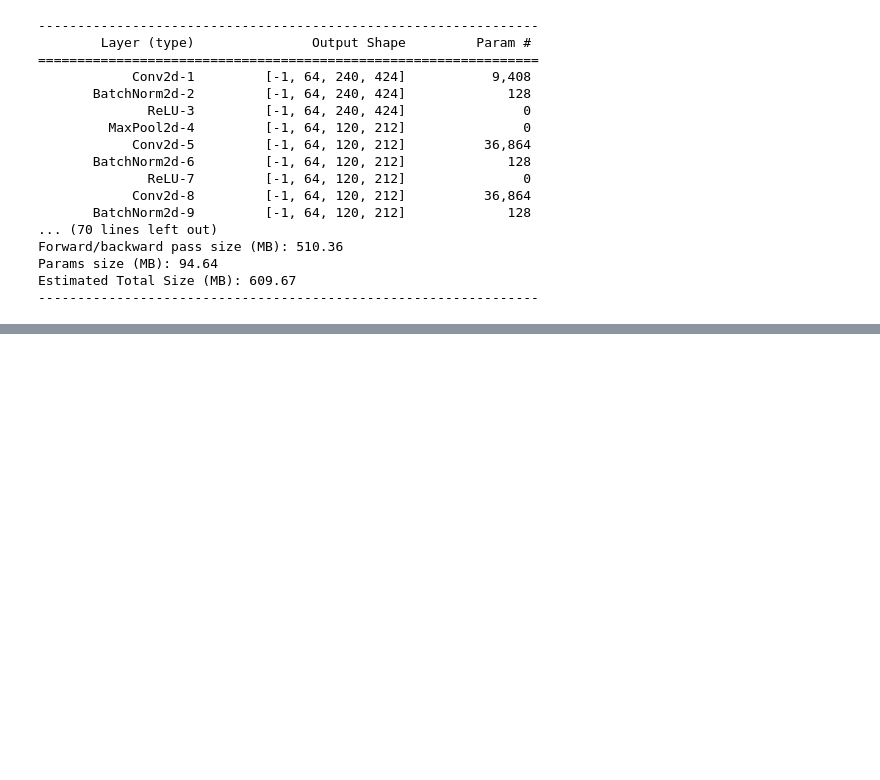
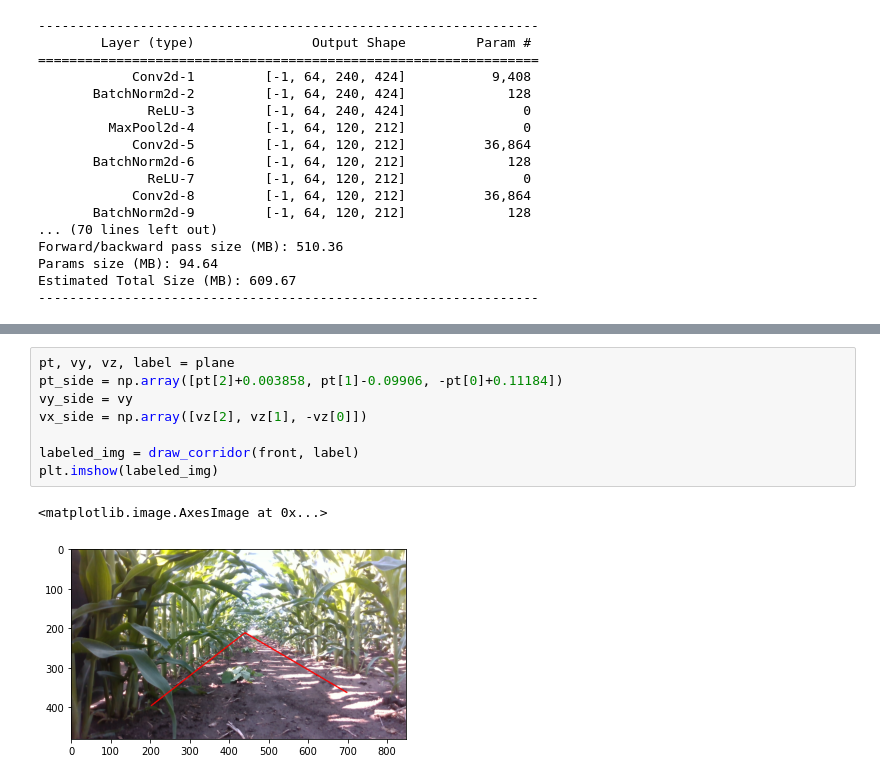
Before and after one commit to kracon7/phase2, a Jupyter notebook: Untitled.ipynb, the cells around one changed output, grey strips where cells are left out. Drawn from its saved outputs; the diff is of its cells as text; blank space fills up the shorter version.

```diff
--- a/Untitled.ipynb
+++ b/Untitled.ipynb
@@ -209,0 +314,11 @@ dtype('uint8')
+# %%
+pt, vy, vz, label = plane
+pt_side = np.array([pt[2]+0.003858, pt[1]-0.09906, -pt[0]+0.11184])
+vy_side = vy
+vx_side = np.array([vz[2], vz[1], -vz[0]])
+
+labeled_img = draw_corridor(front, label)
+plt.imshow(labeled_img)
+# %% [output]
+<matplotlib.image.AxesImage at 0x...>
+[figure, added]
```
Also changed, not shown: parts of 10 cells of this notebook, 1 other file.
